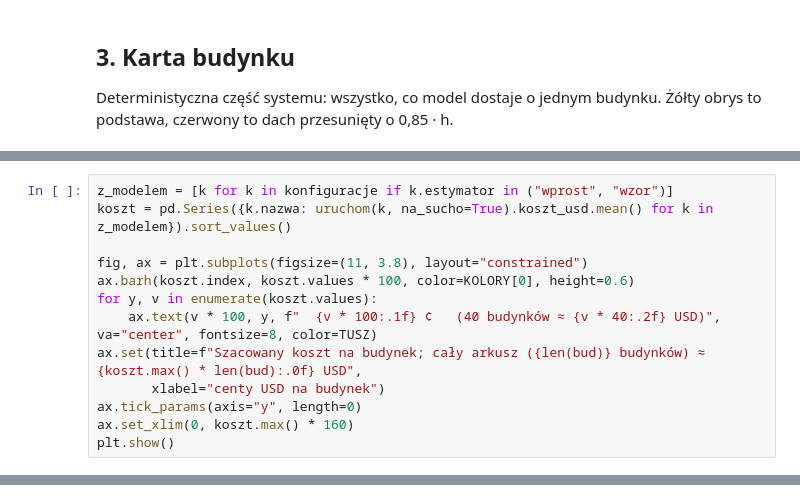
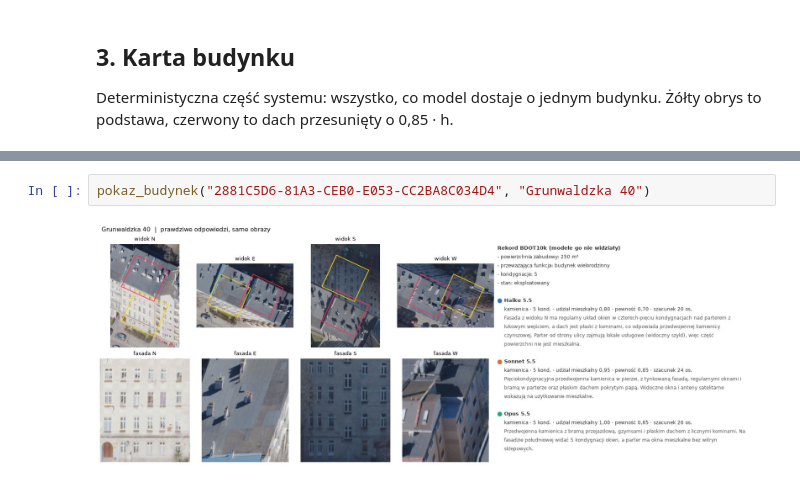
Before and after one commit to wust-terrain/wroclaw-population-agents, a Jupyter notebook: notebooks/proof_of_concept.ipynb, the cells around one changed output, grey strips where cells are left out. Cells and saved outputs as stored; diff of their text form.

```diff
--- a/notebooks/proof_of_concept.ipynb
+++ b/notebooks/proof_of_concept.ipynb
@@ -285,14 +254 @@ Na sucho model nie jest wołany: odpowiedzi to atrapa zgodna ze schematem, a kos
-# %%
-z_modelem = [k for k in konfiguracje if k.estymator in ("wprost", "wzor")]
-koszt = pd.Series({k.nazwa: uruchom(k, na_sucho=True).koszt_usd.mean() for k in z_modelem}).sort_values()
-
-fig, ax = plt.subplots(figsize=(11, 3.8), layout="constrained")
-ax.barh(koszt.index, koszt.values * 100, color=KOLORY[0], height=0.6)
-for y, v in enumerate(koszt.values):
-    ax.text(v * 100, y, f"  {v * 100:.1f} ¢   (40 budynków ≈ {v * 40:.2f} USD)", va="center", fontsize=8, color=TUSZ)
-ax.set(title=f"Szacowany koszt na budynek; cały arkusz ({len(bud)} budynków) ≈ {koszt.max() * len(bud):.0f} USD",
-       xlabel="centy USD na budynek")
-ax.tick_params(axis="y", length=0)
-ax.set_xlim(0, koszt.max() * 160)
-plt.show()
 # %% [markdown]
@@ -318,0 +353,4 @@ plt.show()
+# %%
+pokaz_budynek("2881C5D6-81A3-CEB0-E053-CC2BA8C034D4", "Grunwaldzka 40")
+# %% [output]
+[figure, added]
```
Also changed, not shown: parts of 32 cells of this notebook, 47 other files.
